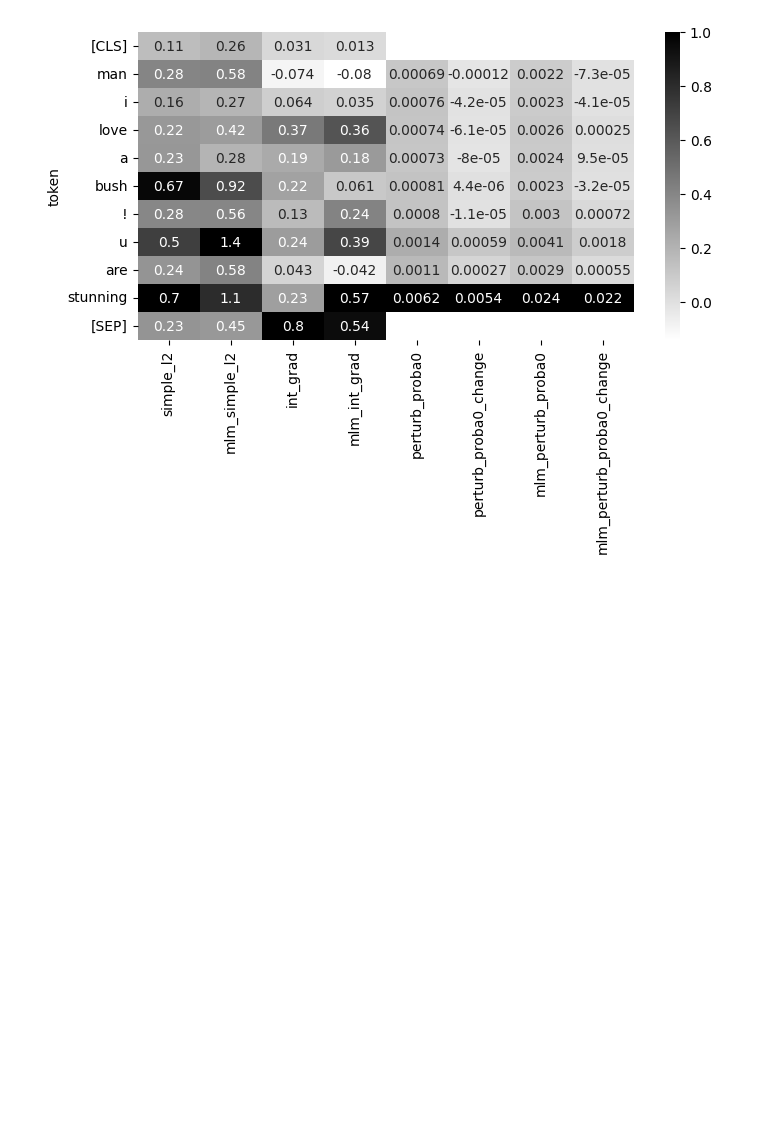
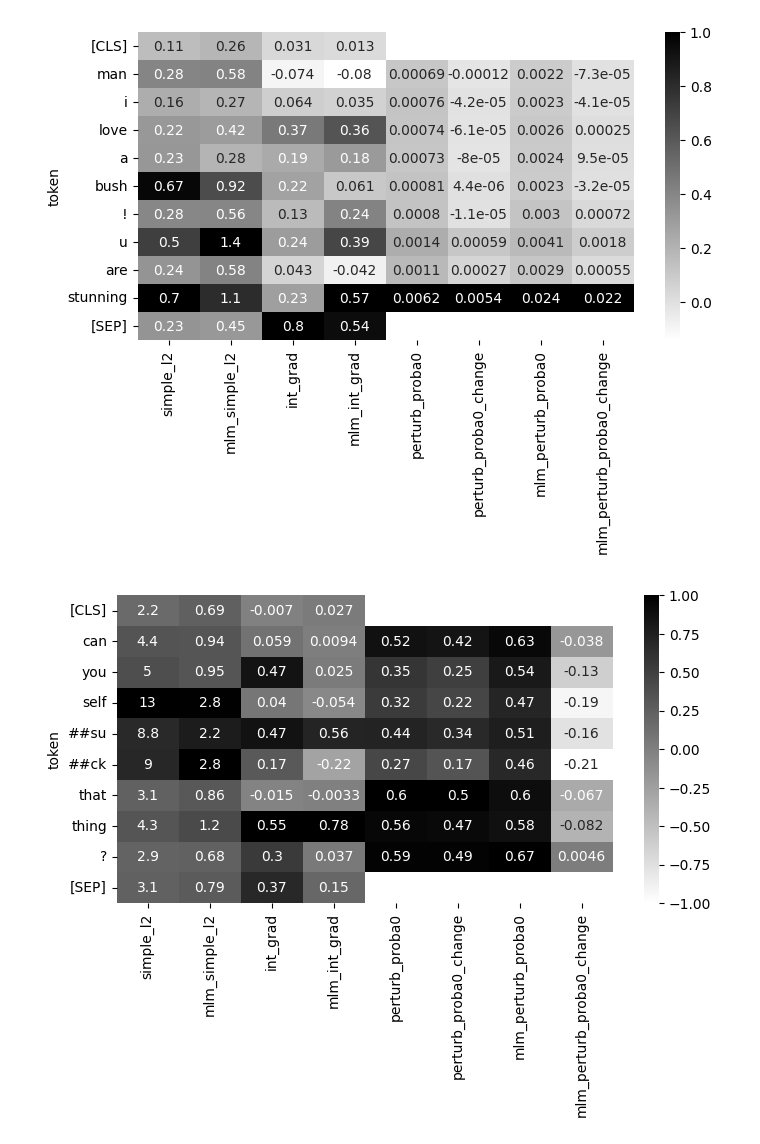
Before and after one commit to vincent-utexas/innuendo-analysis, a Jupyter notebook: evaluation/heatmap.ipynb, the cells around one changed output. Saved outputs shown, nothing was run; the diff lists cells and outputs as text; code cells hidden in the pictures; blank space fills up the shorter version.

```diff
--- a/evaluation/heatmap.ipynb
+++ b/evaluation/heatmap.ipynb
@@ -12,11 +12,17 @@ df0 = pd.read_csv("/content/drive/My Drive/LIN371/example_sent/result0.csv")
 df1 = pd.read_csv("/content/drive/My Drive/LIN371/example_sent/result1.csv")
 df2 = pd.read_csv("/content/drive/My Drive/LIN371/example_sent/result2.csv")
 df3 = pd.read_csv("/content/drive/My Drive/LIN371/example_sent/result3.csv")
+# %%
+new_df0 = pd.read_csv("/content/drive/My Drive/LIN371/example_sent/newest_result0.csv")
+new_df1 = pd.read_csv("/content/drive/My Drive/LIN371/example_sent/newest_result1.csv")
 # %%
 df0 = df0[['token', 'simple_l2', 'mlm_simple_l2', 'int_grad', 'mlm_int_grad', 'perturb_proba0', 'perturb_proba0_change', 'mlm_perturb_proba0', 'mlm_perturb_proba0_change']]
 df1 = df1[['token', 'simple_l2', 'mlm_simple_l2', 'int_grad', 'mlm_int_grad', 'perturb_proba0', 'perturb_proba0_change', 'mlm_perturb_proba0', 'mlm_perturb_proba0_change']]
 df2 = df2[['token', 'simple_l2', 'mlm_simple_l2', 'int_grad', 'mlm_int_grad', 'perturb_proba0', 'perturb_proba0_change', 'mlm_perturb_proba0', 'mlm_perturb_proba0_change']]
 df3 = df3[['token', 'simple_l2', 'mlm_simple_l2', 'int_grad', 'mlm_int_grad', 'perturb_proba0', 'perturb_proba0_change', 'mlm_perturb_proba0', 'mlm_perturb_proba0_change']]
+# %%
+new_df0 = new_df0[['token', 'simple_l2', 'mlm_simple_l2', 'int_grad', 'mlm_int_grad', 'perturb_proba0', 'perturb_proba0_change', 'mlm_perturb_proba0', 'mlm_perturb_proba0_change']]
+new_df1 = new_df1[['token', 'simple_l2', 'mlm_simple_l2', 'int_grad', 'mlm_int_grad', 'perturb_proba0', 'perturb_proba0_change', 'mlm_perturb_proba0', 'mlm_perturb_proba0_change']]
 # %%
 df0.to_csv("/content/drive/My Drive/LIN371/example_sent/result0.csv", index=False)
 df1.to_csv("/content/drive/My Drive/LIN371/example_sent/result1.csv", index=False)
@@ -74,3 +83,7 @@ plot_heatmap(df2)
 plot_heatmap(df3)
 # %% [output]
 [figure]
+# %%
+plot_heatmap(new_df0)
+# %% [output]
+[figure, added]
```
Also changed, not shown: parts of 3 cells of this notebook.
